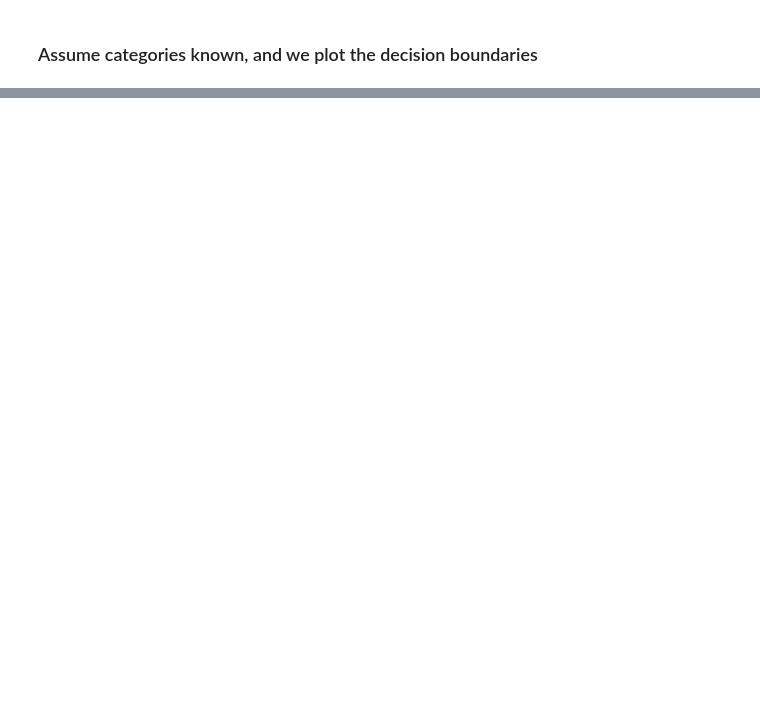
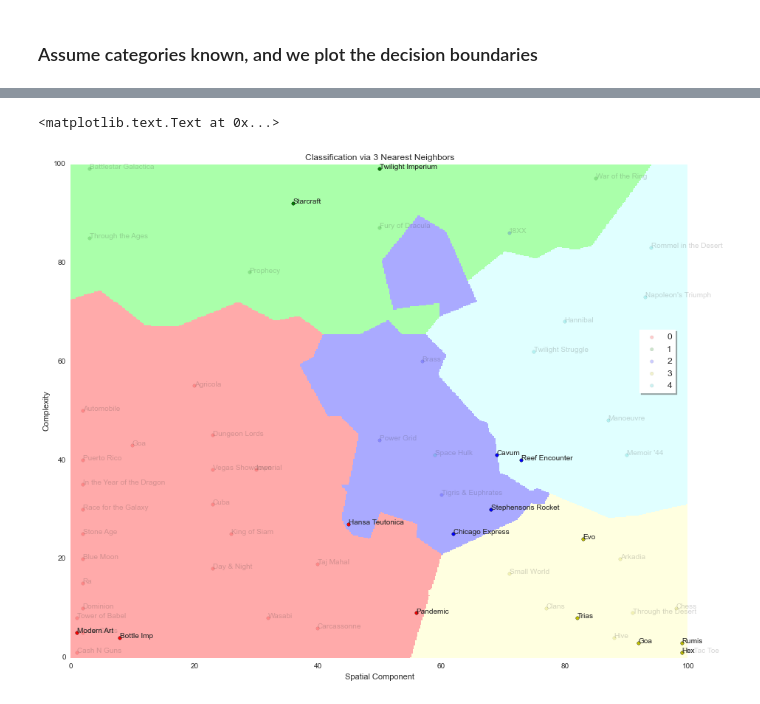
Before and after one commit to selwyth/plots, a Jupyter notebook: bgg-categorization/visualization.ipynb, the cells around one changed output, grey strips where cells are left out. Cells and saved outputs as stored; diff of their text form; code cells hidden in the pictures; blank space fills up the shorter version.

```diff
--- a/bgg-categorization/visualization.ipynb
+++ b/bgg-categorization/visualization.ipynb
@@ -133,0 +162,20 @@ plt.title('Classification via 2 Nearest Neighbors')
+# %%
+# This one plots the training data with low alpha, then overlays test points on top
+plot_surface(df, clf, 'category', alpha=.2)
+
+cmap_bold = cycle('rgbyc')
+for i, c in zip(range(5), cmap_bold):
+    plt.scatter(test_df.spatial[test_df.category == i],
+                test_df.complexity[test_df.category == i],
+                c = c)
+
+for i, name in enumerate(test_df.game):
+    plt.annotate(name, (test_df.iloc[i,1], test_df.iloc[i,2]))
+
+leg = plt.legend(loc='center', shadow=True, fontsize='large', frameon=True, bbox_to_anchor=(.95,.6))
+leg.get_frame().set_facecolor('w')
+
+plt.title('Classification via {} Nearest Neighbors'.format(clf.n_neighbors), fontsize='large')
+# %% [output]
+<matplotlib.text.Text at 0x...>
+[figure, added]
```
Also changed, not shown: parts of 8 cells of this notebook.
